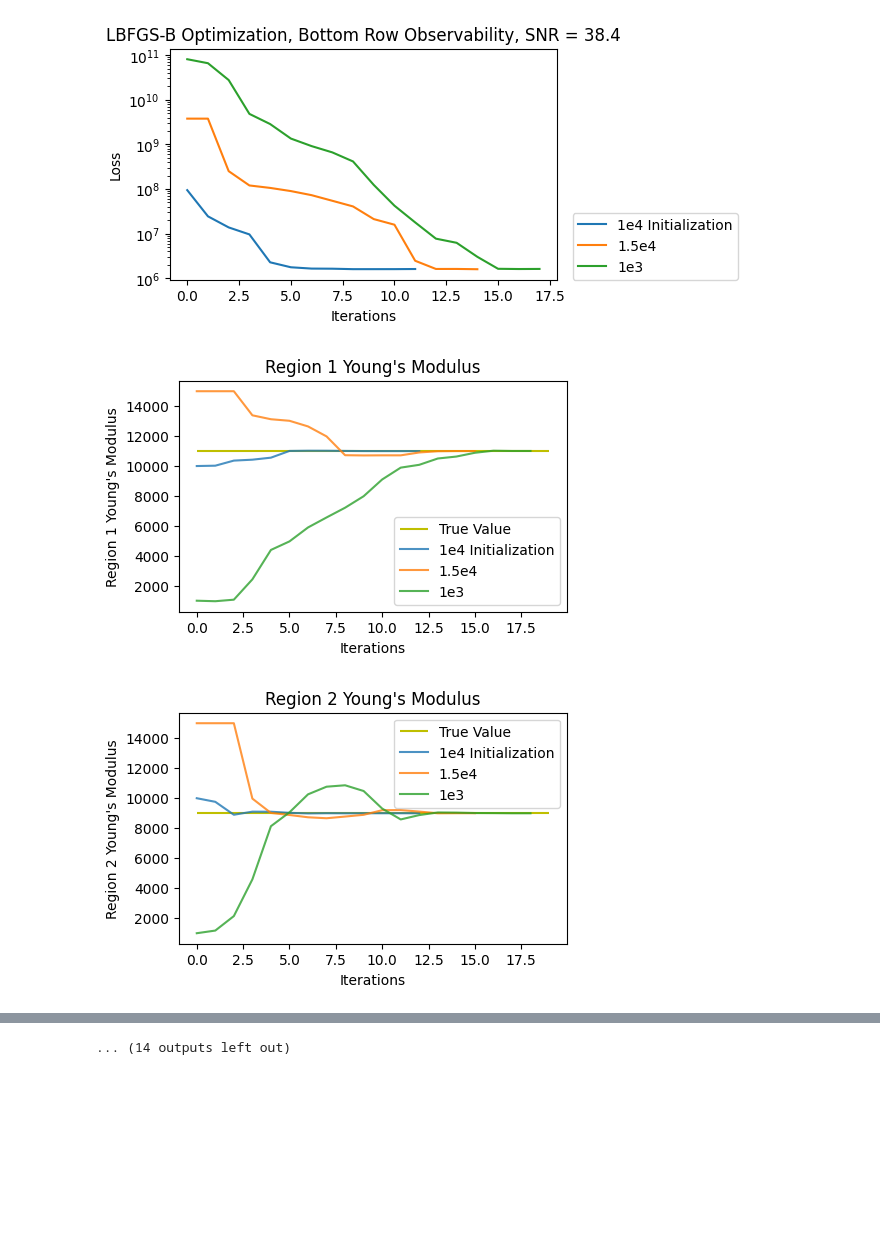
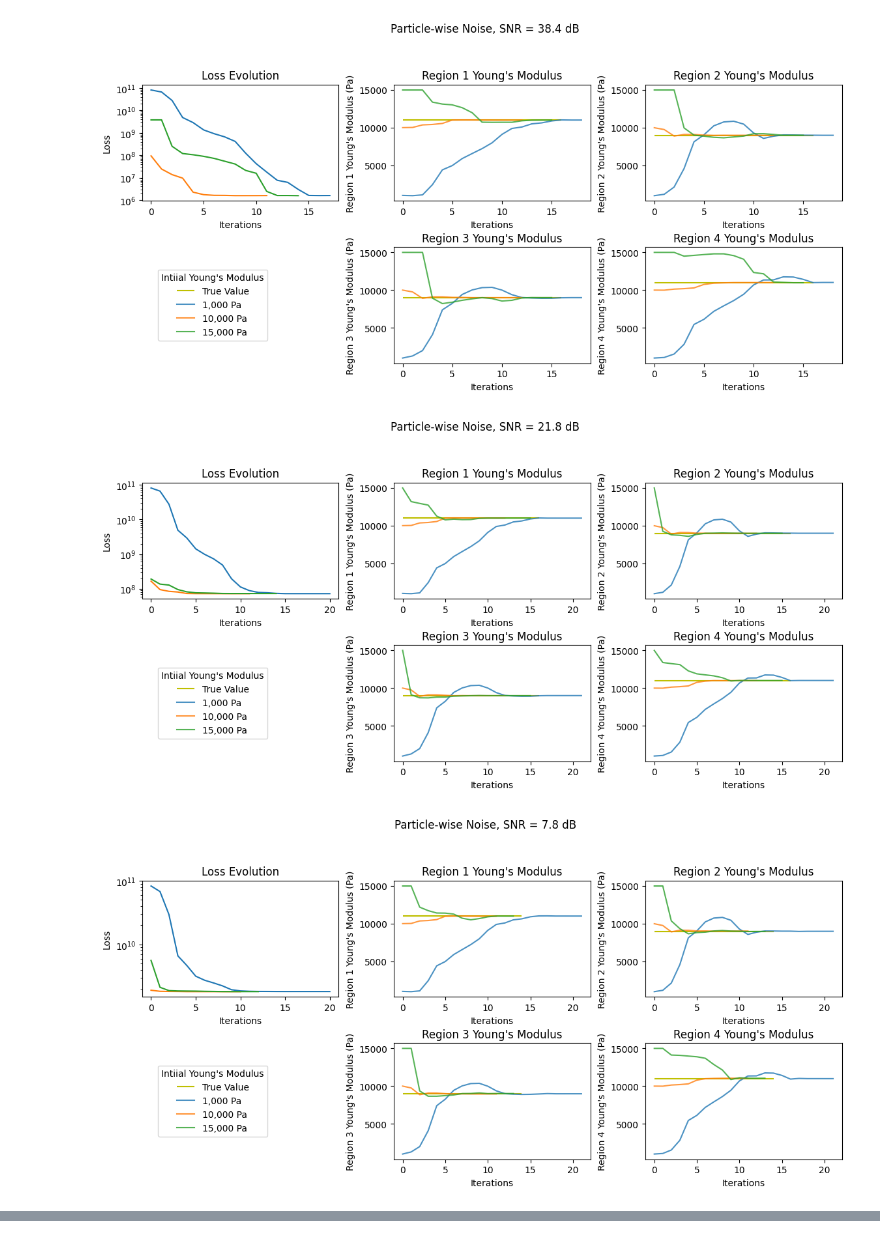
Before and after one commit to geoelements-dev/diffmpm_bridge, a Jupyter notebook: examples/2d_beam_noise/results.ipynb, the cells around one changed output, grey strips where cells are left out. Saved outputs shown, nothing was run; the diff lists cells and outputs as text; code cells hidden in the pictures; blank space fills up the shorter version.

```diff
--- a/examples/2d_beam_noise/results.ipynb
+++ b/examples/2d_beam_noise/results.ipynb
@@ -11,13 +11,14 @@ snrs = [
     '-131'
     ]
 
+
 for snr in snrs:
     snr_num = float(snr) / 10
 
     filenames = [
+        'result_db_' + snr + '_init_1e3.json',
         'result_db_' + snr + '_init_1e4.json',
         'result_db_' + snr + '_init_15e4.json',
-        'result_db_' + snr + '_init_1e3.json',
     ]
     results = []
     for name in filenames:
@@ -45,9 +46,9 @@ for snr in snrs:
     snr_num = float(snr) / 10
 
     filenames = [
+        'result_db_' + snr + '_init_1e3.json',
         'result_db_' + snr + '_init_1e4.json',
         'result_db_' + snr + '_init_15e4.json',
-        'result_db_' + snr + '_init_1e3.json',
     ]
     results = []
     for name in filenames:
@@ -56,44 +57,51 @@ for snr in snrs:
             result = json.load(json_file)
             results.append(result)
 
-
+    fig, axs = plt.subplots(2,3, figsize=(12, 6))
+    plt.suptitle('Particle-wise Noise, SNR = ' + str(snr_num) + ' dB')
+    plt.tight_layout(pad=3)
 
 
     keys = ["E1", "E2", "E3", "E4"]
     Es = [1.1e4, 0.9e4, 0.9e4, 1.1e4]
     scale = [1, 1, 1, 1, 1, 1]
-    labels = ['1e4 Initialization',
-            '1.5e4',
-            '1e3',
+    labels = ['1,000 Pa',
+            '10,000 Pa',
+            '15,000 Pa',
             '1e3',
             '2e4',
             '8 particles, $\epsilon_{xx}$']
     colors = []
 
-    plt.figure(figsize=(5,3))
-    plt.title("LBFGS-B Optimization, Bottom Row Observability, SNR = " + str(snr_num))
-    plt.ylabel("Loss")
-    plt.yscale('log')
-    plt.xlabel("Iterations")
+    axs[0, 0].set_title("Loss Evolution")
+    axs[0, 0].set_ylabel("Loss")
+    axs[0, 0].set_yscale('log')
+    axs[0, 0].set_xlabel("Iterations")
     for j, result in enumerate(results):
-        plt.plot(np.array(result["losses"]) * scale[j], label=labels[j])
-    plt.legend(loc=(1.04,0))
-    plt.yscale('log')
-    plt.show()
+        axs[0, 0].plot(np.array(result["losses"]) * scale[j], label=labels[j])
+
+    axs[0, 0].set_yscale('log')
+    axs[1, 0].axis("off")
 
     regions = ['Region 1 Young\'s Modulus',
             'Region 2 Young\'s Modulus',
                 'Region 3 Young\'s Modulus',
                 'Region 4 Young\'s Modulus']
+    mapping = {
+        0: [0, 1],
+        1: [0, 2],
+        2: [1, 1],
+        3: [1, 2]
+    }
     for i, key in enumerate(keys):
+        index = mapping[i]
         max_its = max([len(result[key]) for key in keys])
-        plt.figure(figsize=(5,3))
-        plt.title(regions[i])
-        plt.ylabel(regions[i])
-        plt.xlabel("Iterations")
-        plt.hlines(Es[i], 0, max_its, color='y', label='True Value')
+        axs[index[0], index[1]].set_title(regions[i])
+        axs[index[0], index[1]].set_ylabel(regions[i] + " (Pa)")
+        axs[index[0], index[1]].set_xlabel("Iterations")
+        axs[index[0], index[1]].hlines(Es[i], 0, max_its, color='y', label='True Value')
         for j, result in enumerate(results):
-            plt.plot(result[key], alpha=0.8, label=labels[j])
-        plt.legend()
-        plt.show()
+            axs[index[0], index[1]].plot(result[key], alpha=0.8, label=labels[j])
+    axs[0, 1].legend(loc=(-1.2, -1.2), title='Intiial Young\'s Modulus')
+    plt.show()
 # %% [output]
@@ -115,3 +123,3 @@ for snr in snrs:
-[figure, old version]
+[figure, new version]
-[figure, old version]
+[figure, new version]
-[figure, old version]
+[figure, new version]
@@ -126 +127,0 @@ for snr in snrs:
-... (14 outputs left out)
```
Also changed, not shown: parts of 3 cells of this notebook, 10 other files.
